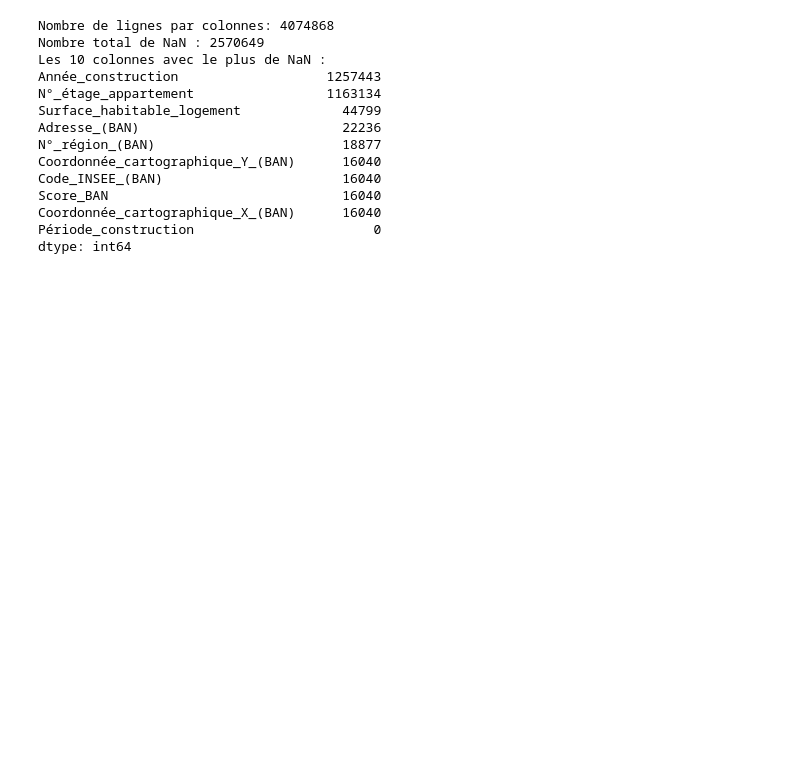
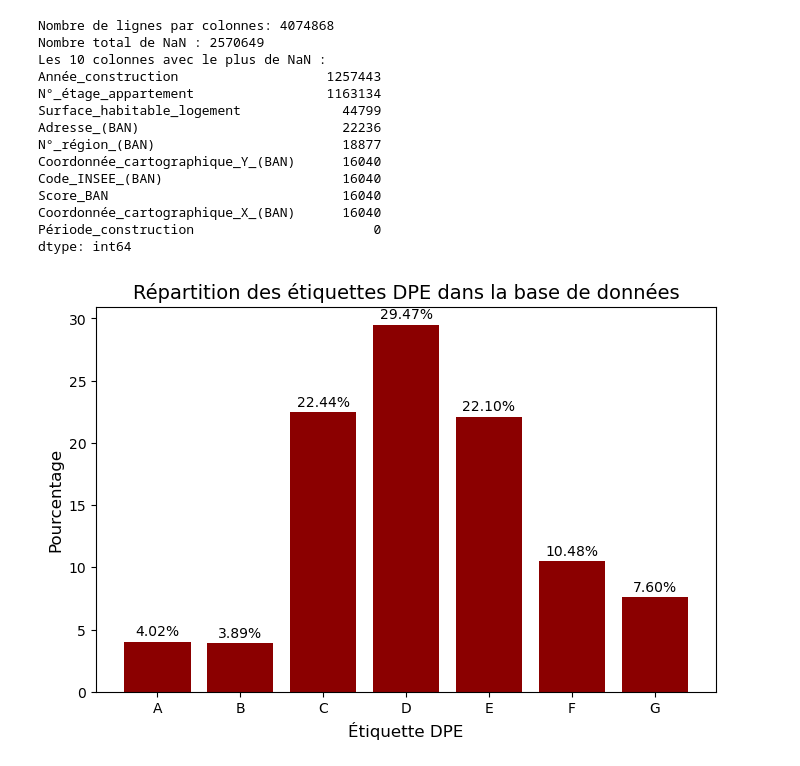
Before and after one commit to isaurepillet/STATAPP, a Jupyter notebook: amrei3.ipynb, the cells around one changed output. Saved outputs shown, nothing was run; the diff lists cells and outputs as text; code cells hidden in the pictures; blank space fills up the shorter version.

Commit message:
analyse base 3%

```diff
--- a/amrei3.ipynb
+++ b/amrei3.ipynb
@@ -52,3 +52,27 @@ Score_BAN                              16040
 Coordonnée_cartographique_X_(BAN)      16040
 Période_construction                       0
 dtype: int64
+# %%
+resultat_dpe = DPE["Etiquette_DPE"].value_counts(normalize=True) * 100
+
+resultat_dpe = resultat_dpe.reindex(sorted(resultat_dpe.index))
+
+# Histogramme des étiquettes DPE dans la base de données
+fig, ax = plt.subplots(figsize=(8, 5))
+
+# Histogramme
+ax.bar(resultat_dpe.index, resultat_dpe.values, color='darkred')
+
+# Titres et labels
+ax.set_title("Répartition des étiquettes DPE dans la base de données", fontsize=14)
+ax.set_xlabel("Étiquette DPE", fontsize=12)
+ax.set_ylabel("Pourcentage", fontsize=12)
+
+# Ajout des valeurs sur les barres
+for i, v in enumerate(resultat_dpe):
+    ax.text(i, v + 0.5, f"{v:.2f}%", ha='center', fontsize=10)
+
+# Affichage du graphique
+plt.show()
+# %% [output]
+[figure, added]
```
Also changed, not shown: parts of 4 cells of this notebook, 2 other files.
